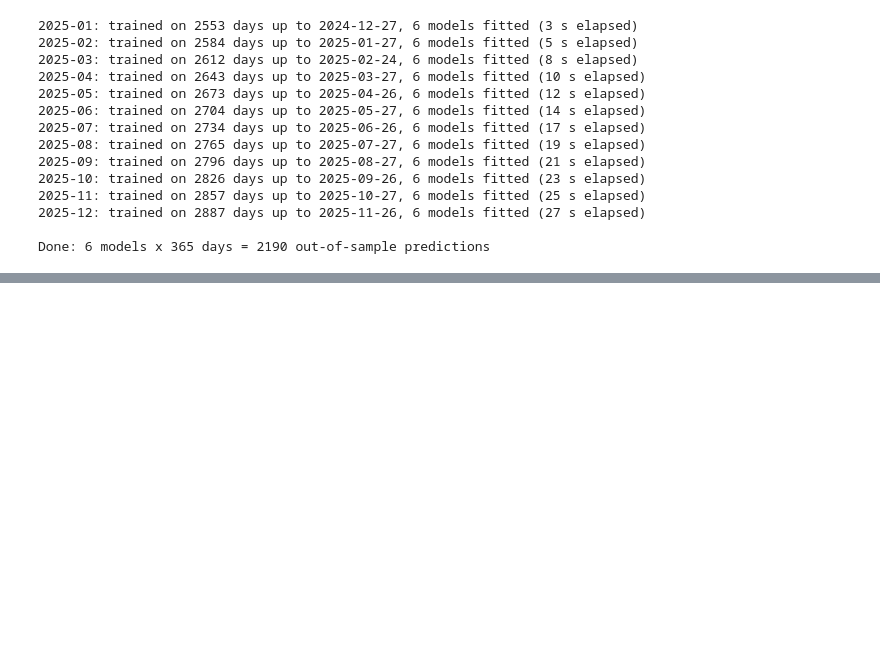
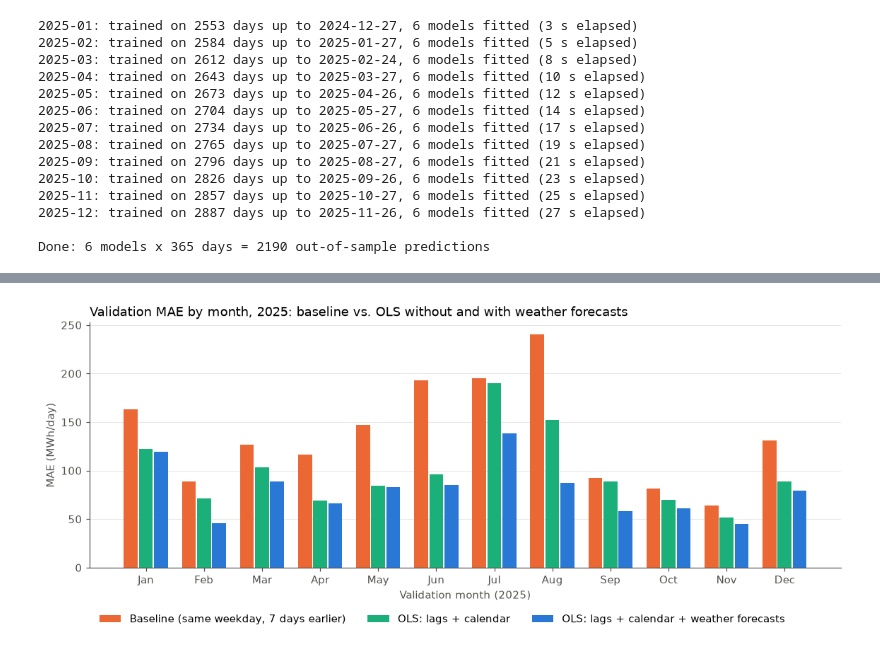
Before and after one commit to LaraMileto/DSF_forecasting_electricity_consumption_Basel, a Jupyter notebook: code/06_linear_models.ipynb, the cells around one changed output, grey strips where cells are left out. Cells and saved outputs as stored; diff of their text form; code cells hidden in the pictures; blank space fills up the shorter version.

Commit message:
Linear models: comparison with baseline, monthly and day-type results

```diff
--- a/code/06_linear_models.ipynb
+++ b/code/06_linear_models.ipynb
@@ -524,0 +581,11 @@ Done: 6 models x 365 days = 2190 out-of-sample predictions
+# %%
+# Monthly MAE of every model (one row per validation fold)
+monthly = (
+    all_pred.assign(validation_month=all_pred["date"].dt.strftime("%Y-%m"))
+    .groupby(["validation_month", "model"])["absolute_error_mwh"].mean()
+    .unstack("model")[MODEL_ORDER]
+)
+display(monthly.round(1))
+better_months = (monthly.drop(columns="baseline_lag7").lt(monthly["baseline_lag7"], axis=0)).sum()
+print("Number of months (out of 12) with a lower MAE than the baseline:")
+print(better_months.to_string())
@@ -524,0 +615,33 @@ Done: 6 models x 365 days = 2190 out-of-sample predictions
+# %%
+# Figure: monthly MAE of the baseline and OLS without / with weather forecasts
+COLOR_INK = "#52514e"
+FIGURE_MODELS = {
+    "baseline_lag7": ("Baseline (same weekday, 7 days earlier)", "#eb6834"),
+    "ols_no_weather": ("OLS: lags + calendar", "#1baf7a"),
+    "ols_with_weather": ("OLS: lags + calendar + weather forecasts", "#2a78d6"),
+}
+plt.rcParams.update({
+    "figure.dpi": 110, "savefig.dpi": 200, "font.size": 10,
+    "axes.spines.top": False, "axes.spines.right": False,
+    "axes.edgecolor": COLOR_INK, "axes.labelcolor": COLOR_INK,
+    "xtick.color": COLOR_INK, "ytick.color": COLOR_INK,
+    "axes.grid": True, "grid.color": "#e4e3df", "grid.linewidth": 0.6,
+    "legend.frameon": False, "axes.axisbelow": True,
+})
+
+x = np.arange(len(monthly))
+width = 0.26
+fig, ax = plt.subplots(figsize=(11, 4.5))
+for i, (label, (legend_name, color)) in enumerate(FIGURE_MODELS.items()):
+    ax.bar(x + (i - 1) * width, monthly[label], width=width * 0.92, color=color, label=legend_name)
+ax.set_xticks(x, pd.to_datetime(monthly.index).strftime("%b"))
+ax.set_title("Validation MAE by month, 2025: baseline vs. OLS without and with weather forecasts", loc="left")
+ax.set_xlabel("Validation month (2025)")
+ax.set_ylabel("MAE (MWh/day)")
+ax.grid(axis="x", visible=False)
+ax.legend(loc="upper left", bbox_to_anchor=(0, -0.15), ncol=3)
+fig.tight_layout()
+fig.savefig(FIG_DIR / "linear_2025_monthly_mae_vs_baseline.png", bbox_inches="tight")
+plt.show()
+# %% [output]
+[figure, added]
```
Also changed, not shown: parts of 5 cells of this notebook, 1 other file.
